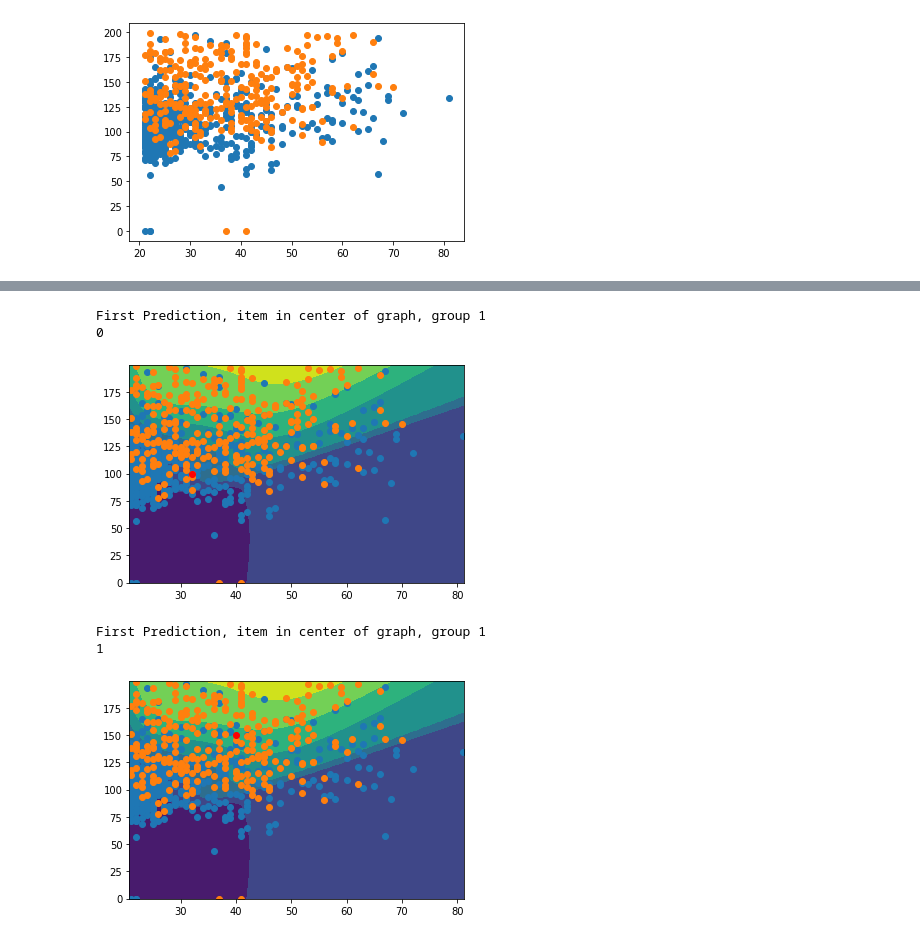
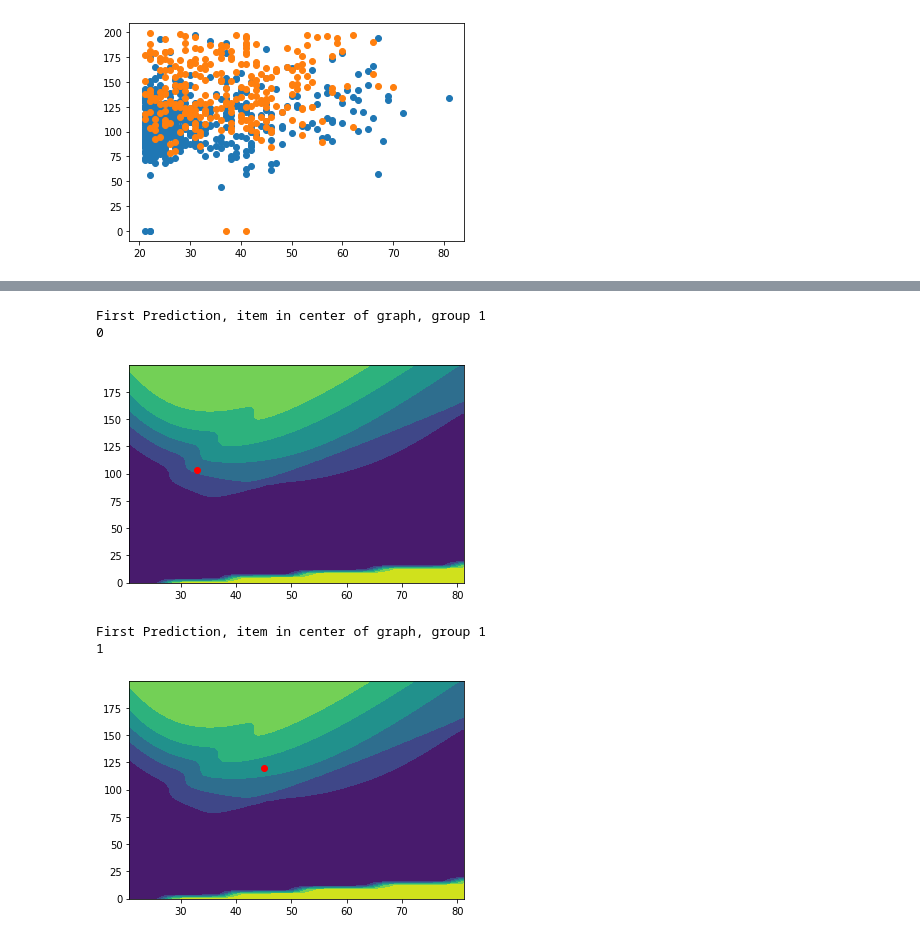
Before and after one commit to sam2332/Some-Notebooks, a Jupyter notebook: Machine Learning/pyTorch/course/Trying my own/DIABETUS Deep Neural Networks.ipynb, the cells around one changed output, grey strips where cells are left out. Cells and saved outputs as stored; diff of their text form; code cells hidden in the pictures.

```diff
--- a/Machine Learning/pyTorch/course/Trying my own/DIABETUS Deep Neural Networks.ipynb
+++ b/Machine Learning/pyTorch/course/Trying my own/DIABETUS Deep Neural Networks.ipynb
@@ -74,7 +74,7 @@ class Model(nn.Module):
         else:
             return 0
 # %%
-model = Model(2, [6, 6, 6], 1)
+model = Model(2, [20,20,10], 1)
 print(list(model.parameters()))
 # %% [output]
 [Parameter containing:
@@ -148,5 +148,5 @@ Loss over time
 # %%
-def plot_decision_boundry(X, y):
+def plot_decision_boundry(X, y, scatter=False):
     x_span = np.linspace(min(X[:, 0]) - 0.25, max(X[:, 0] + 0.25))
     y_span = np.linspace(min(X[:, 1]) - 0.25, max(X[:, 1] + 0.25))
     xx, yy = np.meshgrid(x_span, y_span)
@@ -154,5 +154,6 @@ def plot_decision_boundry(X, y):
     pred_func = model.forward(grid)
     z = pred_func.view(xx.shape).detach().numpy()
     plt.contourf(xx, yy, z)
-    plt.scatter(X[y == 0, 0], X[y == 0, 1])
-    plt.scatter(X[y == 1, 0], X[y == 1, 1])
+    if scatter:
+        plt.scatter(X[y == 0, 0], X[y == 0, 1])
+        plt.scatter(X[y == 1, 0], X[y == 1, 1])
@@ -165,6 +172,6 @@ Trained Network
 # %%
-age = 32
-bgl = 100
+age = 33
+bgl = 103
 point = torch.Tensor([age, bgl])
 
 pred = model.predict(point)
@@ -175,18 +182,18 @@ plot_decision_boundry(X, y)
 # %% [output]
 First Prediction, item in center of graph, group 1
 0
-[figure, old version]
+[figure, new version]
 # %%
-age = 40
-bgl = 150
+age = 45
+bgl = 120
 point = torch.Tensor([age, bgl])
 
 pred = model.predict(point)
 print("First Prediction, item in center of graph, group 1")
 print(pred)
 plt.plot([age], [bgl], "or")
 plot_decision_boundry(X, y)
 # %% [output]
 First Prediction, item in center of graph, group 1
 1
-[figure, old version]
+[figure, new version]
```
Also changed, not shown: parts of 8 cells of this notebook.
